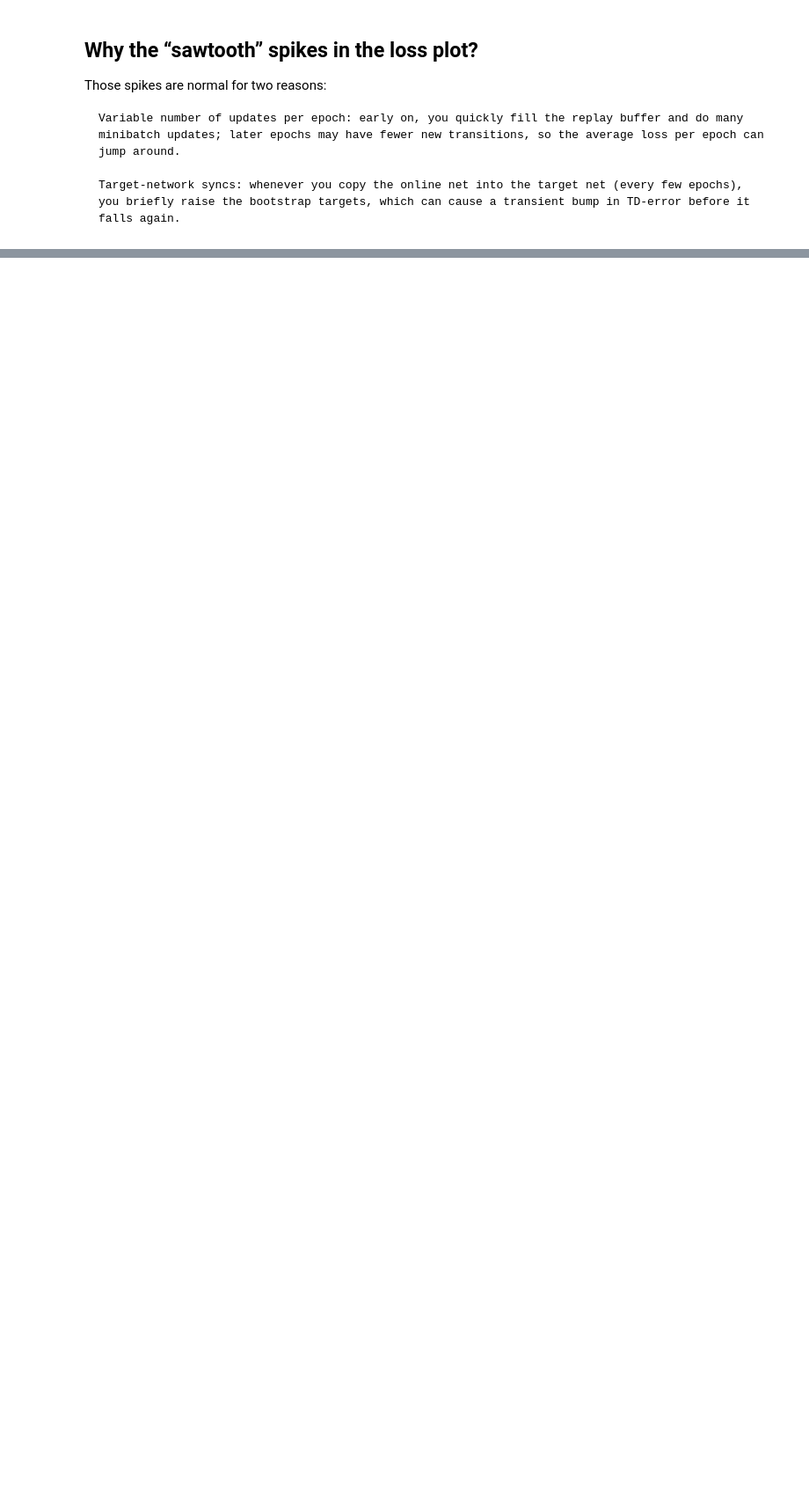
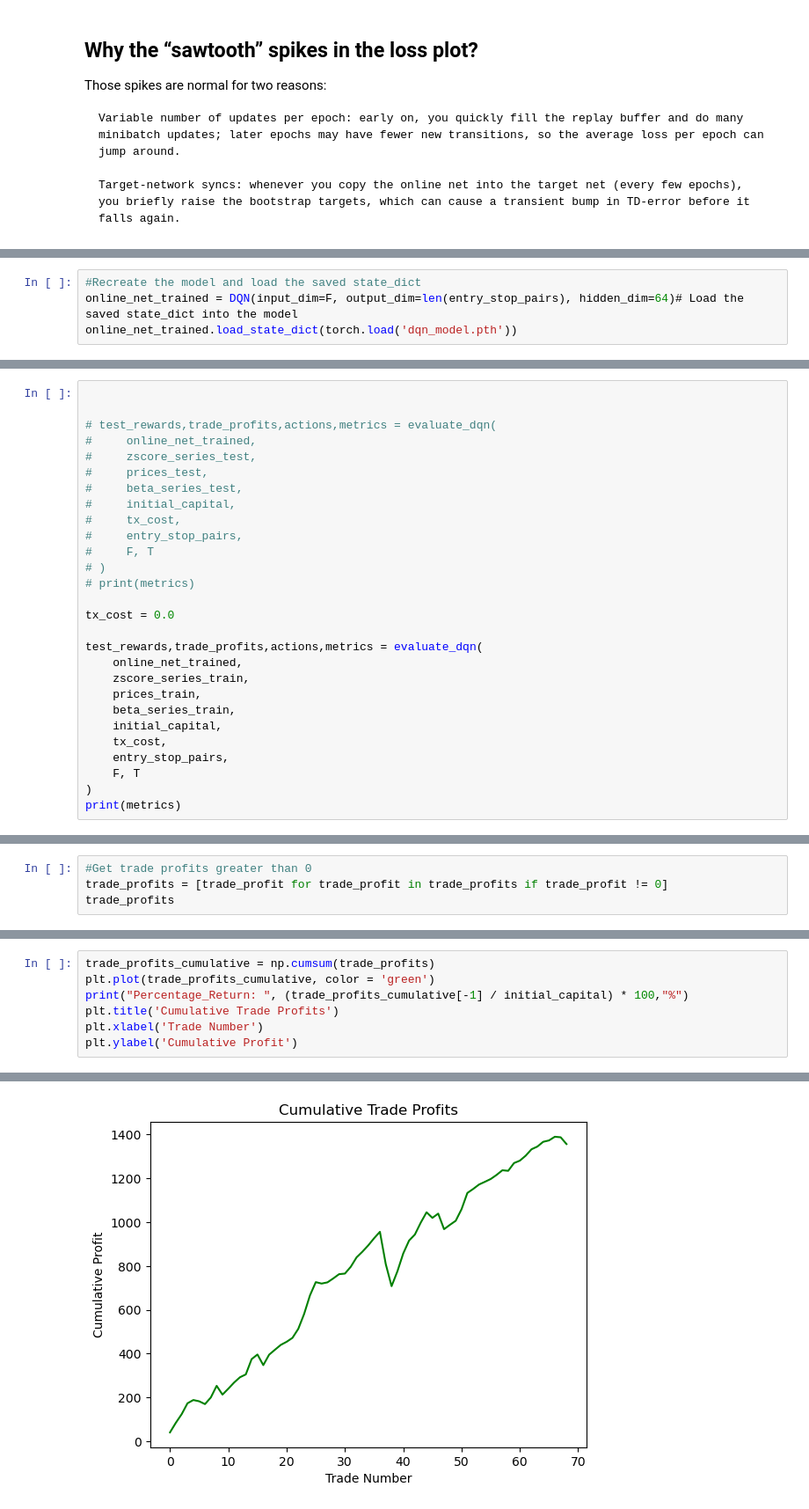
Before and after one commit to alexandrosdp/PairsTrading, a Jupyter notebook: deep_q_learning.ipynb, the cells around one changed output, grey strips where cells are left out. Shown: that part at 88% size. Cells and saved outputs as stored; diff of their text form; blank space fills up the shorter version.

```diff
--- a/deep_q_learning.ipynb
+++ b/deep_q_learning.ipynb
@@ -126,0 +208,4 @@ plt.show()
+# %%
+#Recreate the model and load the saved state_dict
+online_net_trained = DQN(input_dim=F, output_dim=len(entry_stop_pairs), hidden_dim=64)# Load the saved state_dict into the model
+online_net_trained.load_state_dict(torch.load('dqn_model.pth'))
@@ -126,0 +214,28 @@ plt.show()
+# %%
+
+
+# test_rewards,trade_profits,actions,metrics = evaluate_dqn(
+#     online_net_trained,
+#     zscore_series_test,
+#     prices_test,
+#     beta_series_test,
+#     initial_capital,
+#     tx_cost,
+#     entry_stop_pairs,
+#     F, T
+# )
+# print(metrics)
+
+tx_cost = 0.0
+
+test_rewards,trade_profits,actions,metrics = evaluate_dqn(
+    online_net_trained,
+    zscore_series_train,
+    prices_train,
+    beta_series_train,
+    initial_capital,
+    tx_cost,
+    entry_stop_pairs,
+    F, T
+)
+print(metrics)
@@ -126,0 +264,4 @@ plt.show()
+# %%
+#Get trade profits greater than 0
+trade_profits = [trade_profit for trade_profit in trade_profits if trade_profit != 0]
+trade_profits
@@ -126,0 +290,8 @@ plt.show()
+# %%
+trade_profits_cumulative = np.cumsum(trade_profits)
+plt.plot(trade_profits_cumulative, color = 'green')
+print("Percentage_Return: ", (trade_profits_cumulative[-1] / initial_capital) * 100,"%")
+plt.title('Cumulative Trade Profits')
+plt.xlabel('Trade Number')
+plt.ylabel('Cumulative Profit')
+# %% [output]
@@ -126,0 +300 @@ plt.show()
+[figure, added]
```
Also changed, not shown: parts of 21 cells of this notebook, 4 other files.
